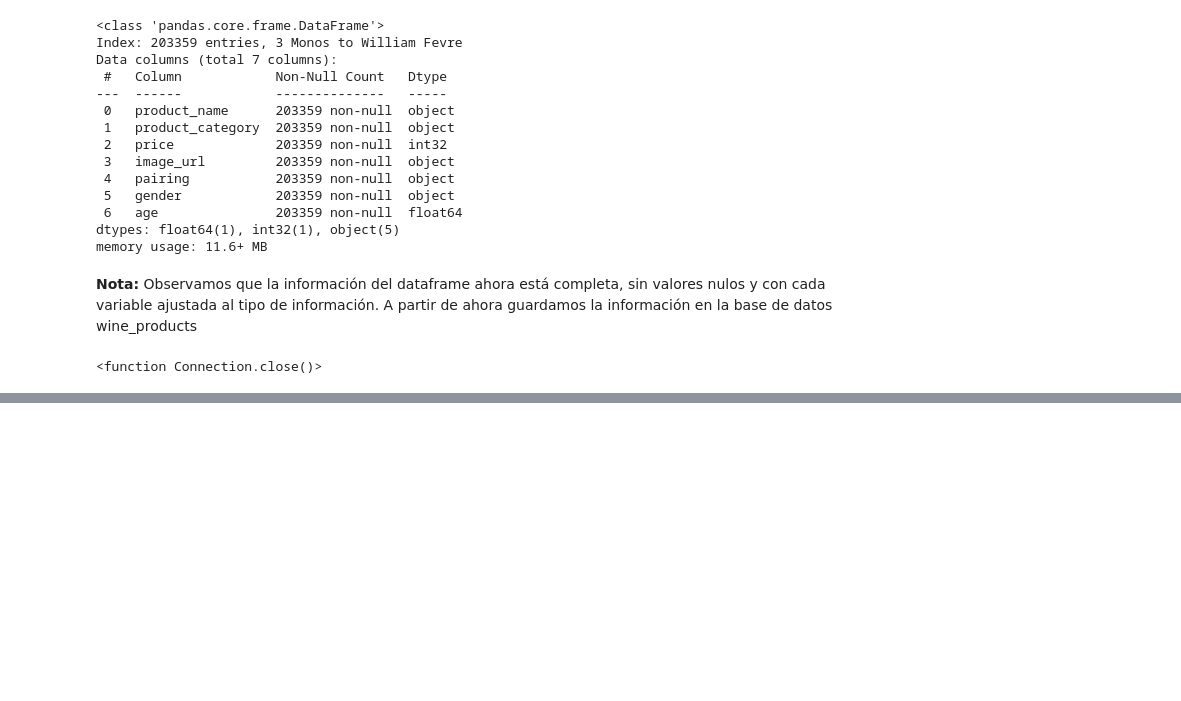
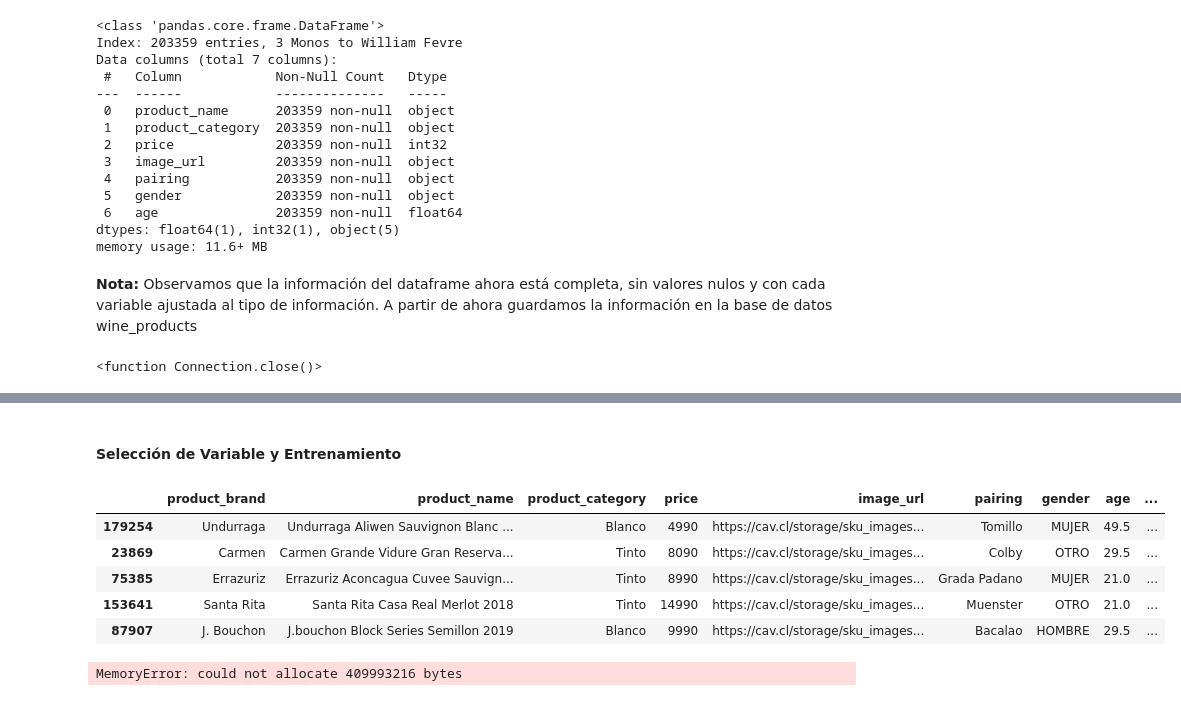
Before and after one commit to fevc08/final_project_4geek, a Jupyter notebook: src_fidel/explorer.ipynb, the cells around one changed output, grey strips where cells are left out. Saved outputs shown, nothing was run; the diff lists cells and outputs as text; code cells hidden in the pictures; blank space fills up the shorter version.

Commit message:
Training the model

```diff
--- a/src_fidel/explorer.ipynb
+++ b/src_fidel/explorer.ipynb
@@ -1029,0 +1000,2 @@ Accuracy: 0.33
+# %% [markdown]
+#### **Selección de Variable y Entrenamiento**
@@ -1029,0 +1005,17 @@ Accuracy: 0.33
+# %%
+# Codificar las variables categoricas
+from sklearn.preprocessing import LabelEncoder
+
+label_encoder = LabelEncoder()
+df_sample['product_category_encoded'] = label_encoder.fit_transform(df_sample['product_category'])
+df_sample['pairing_encoded'] = label_encoder.fit_transform(df_sample['pairing'])
+df_sample['gender_encoded'] = label_encoder.fit_transform(df_sample['gender'])
+
+df_sample.head()
+# %% [output]
+|  | product_brand | product_name | product_category | price | image_url | pairing | gender | age | ... |
+| 179254 | Undurraga | Undurraga Aliwen Sauvignon Blanc ... | Blanco | 4990 | https://cav.cl/storage/sku_images... | Tomillo | MUJER | 49.5 | ... |
+| 23869 | Carmen | Carmen Grande Vidure Gran Reserva... | Tinto | 8090 | https://cav.cl/storage/sku_images... | Colby | OTRO | 29.5 | ... |
+| 75385 | Errazuriz | Errazuriz Aconcagua Cuvee Sauvign... | Tinto | 8990 | https://cav.cl/storage/sku_images... | Grada Padano | MUJER | 21.0 | ... |
+| 153641 | Santa Rita | Santa Rita Casa Real Merlot 2018 | Tinto | 14990 | https://cav.cl/storage/sku_images... | Muenster | OTRO | 21.0 | ... |
+| 87907 | J. Bouchon | J.bouchon Block Series Semillon 2019 | Blanco | 9990 | https://cav.cl/storage/sku_images... | Bacalao | HOMBRE | 29.5 | ... |
@@ -1029,0 +1035,8 @@ Accuracy: 0.33
+# %%
+# Entrenar el modelo de Random Forest para clasificación
+from sklearn.ensemble import RandomForestClassifier
+
+random_forest_model = RandomForestClassifier(n_estimators=100, random_state=42)
+random_forest_model.fit(X_train, y_train)
+# %% [output]
+MemoryError: could not allocate 409993216 bytes
```
Also changed, not shown: parts of 9 cells of this notebook.
